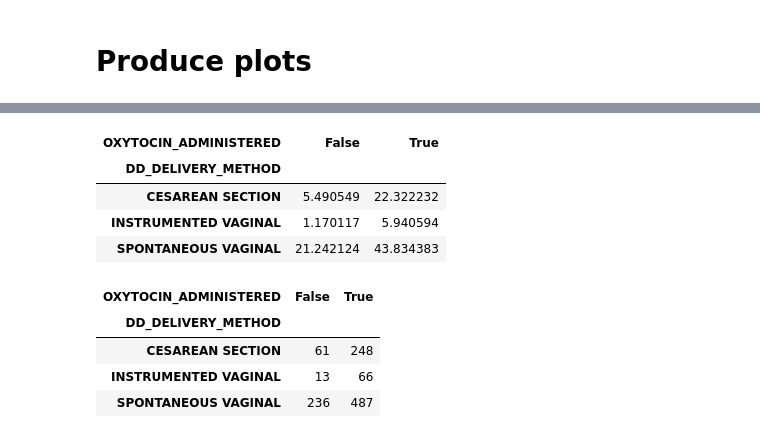
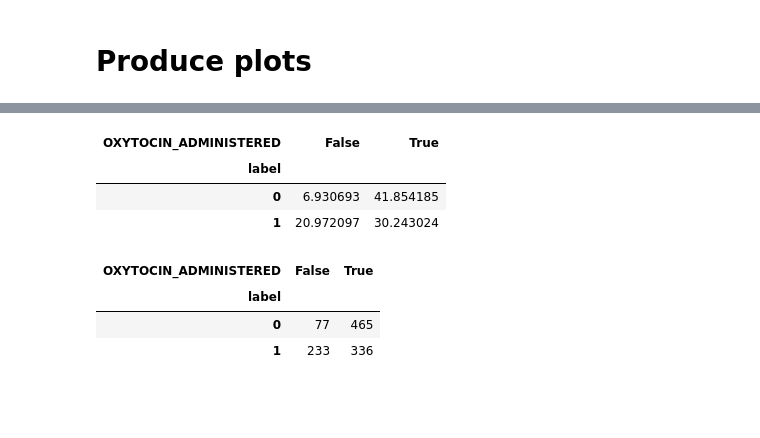
Before and after one commit to jzhao0802/ferring, a Jupyter notebook: 00_raw_data_processing/data_exploration/03_get_info_for_sprint_1.2_gate_1_meeting.ipynb, the cells around one changed output, grey strips where cells are left out. Saved outputs shown, nothing was run; the diff lists cells and outputs as text; code cells hidden in the pictures; blank space fills up the shorter version.

```diff
--- a/00_raw_data_processing/data_exploration/03_get_info_for_sprint_1.2_gate_1_meeting.ipynb
+++ b/00_raw_data_processing/data_exploration/03_get_info_for_sprint_1.2_gate_1_meeting.ipynb
@@ -43,0 +21,2 @@ grouped_df = df.groupby('STUDY_CODE')
+# %%
+df.loc[df['DD_DELIVERY_METHOD'].str.contains('VAGINAL'), 'DD_DELIVERY_METHOD'] = 'VAGINAL'
@@ -87,3 +85,8 @@ current_palette
  (0.80000000000000004, 0.72549019607843135, 0.45490196078431372),
  (0.39215686274509803, 0.70980392156862748, 0.80392156862745101)]
 [figure]
+# %%
+#Create time to oxytocin admin col
+df['TIME_DELTA_EX_START_OXYTOCIN_ADMIN'] = (pd.to_datetime(df['OAENTPT']) - pd.to_datetime(df['EX_START_TIME']))/ np.timedelta64(1, 'h')
+# %%
+df['TIME_DELTA_EX_START_ONSET_LABOUR'] = (pd.to_datetime(df['ACTIVE LABOR']) - pd.to_datetime(df['EX_START_TIME']))/ np.timedelta64(1, 'h')
@@ -89,0 +101,3 @@ current_palette
+# %%
+df['label'] = (df['TIME_DELTA_EX_START_ONSET_LABOUR'] <=24) & (df['DD_DELIVERY_METHOD'] == 'VAGINAL')
+df['label'] = df['label'].astype(int)
@@ -190,16 +316,14 @@ for col,x_title in plot_cols.items():
 # %%
-df.groupby(['DD_DELIVERY_METHOD', 'OXYTOCIN_ADMINISTERED']).size().unstack(0).transpose()*100/n_patients
+df.groupby(['label', 'OXYTOCIN_ADMINISTERED']).size().unstack(0).transpose()*100/n_patients
 # %% [output]
 | OXYTOCIN_ADMINISTERED | False | True |
-| DD_DELIVERY_METHOD |  |  |
-| CESAREAN SECTION | 5.490549 | 22.322232 |
-| INSTRUMENTED VAGINAL | 1.170117 | 5.940594 |
-| SPONTANEOUS VAGINAL | 21.242124 | 43.834383 |
+| label |  |  |
+| 0 | 6.930693 | 41.854185 |
+| 1 | 20.972097 | 30.243024 |
 # %%
-df.groupby(['DD_DELIVERY_METHOD', 'OXYTOCIN_ADMINISTERED']).size().unstack(0).transpose()
+df.groupby(['label', 'OXYTOCIN_ADMINISTERED']).size().unstack(0).transpose()
 # %% [output]
 | OXYTOCIN_ADMINISTERED | False | True |
-| DD_DELIVERY_METHOD |  |  |
-| CESAREAN SECTION | 61 | 248 |
-| INSTRUMENTED VAGINAL | 13 | 66 |
-| SPONTANEOUS VAGINAL | 236 | 487 |
+| label |  |  |
+| 0 | 77 | 465 |
+| 1 | 233 | 336 |
```
Also changed, not shown: parts of 21 cells of this notebook, 2 other files.
